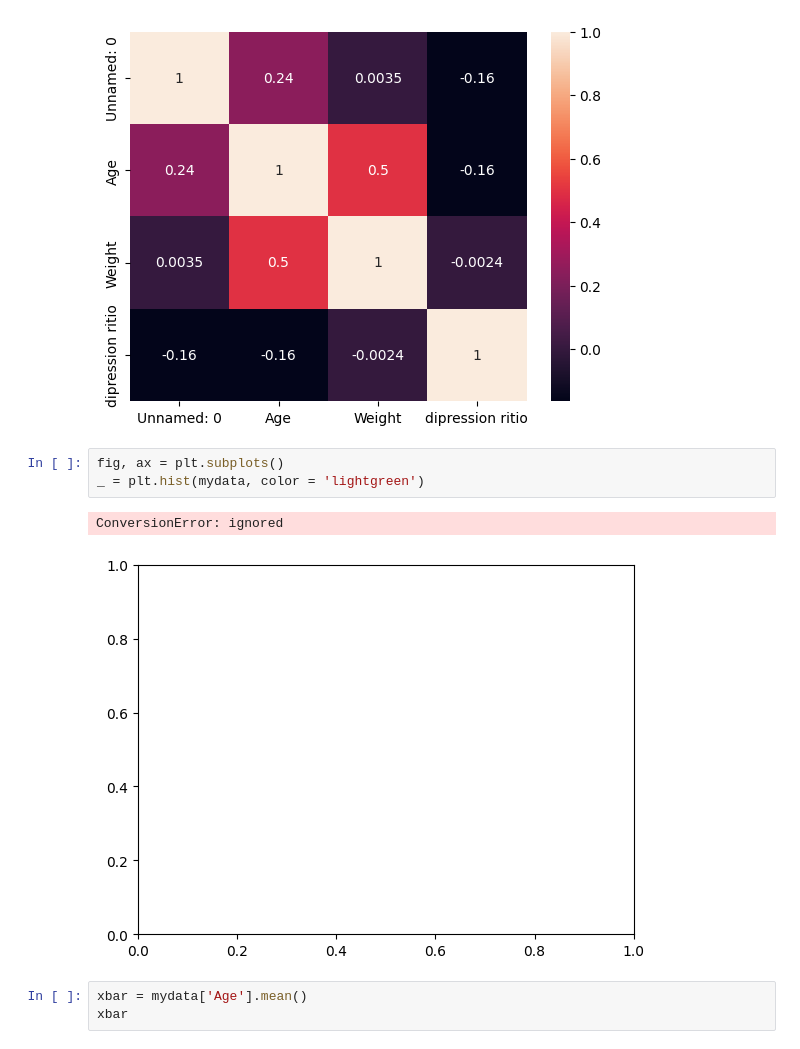
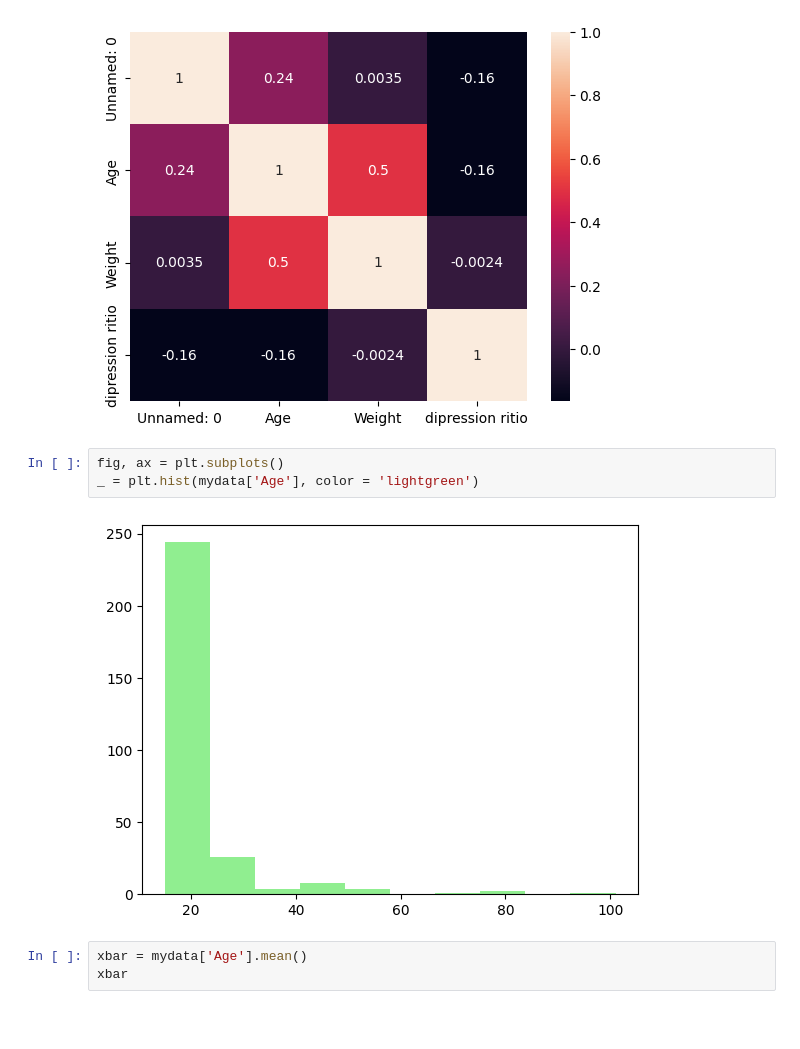
Before and after one commit to yada01/Statistics-Of-Depresssion-in-Iraq, a Jupyter notebook: Depression_in_iraq.ipynb, the cells around one changed output. Cells and saved outputs as stored; diff of their text form; blank space fills up the shorter version.

```diff
--- a/Depression_in_iraq.ipynb
+++ b/Depression_in_iraq.ipynb
@@ -163,10 +163,9 @@ sns.heatmap(corr, annot=True)
 [figure]
 # %%
 fig, ax = plt.subplots()
-_ = plt.hist(mydata, color = 'lightgreen')
+_ = plt.hist(mydata['Age'], color = 'lightgreen')
 # %% [output]
-ConversionError: ignored
-[figure, old version]
+[figure, new version]
 # %%
 xbar = mydata['Age'].mean()
 xbar
```
